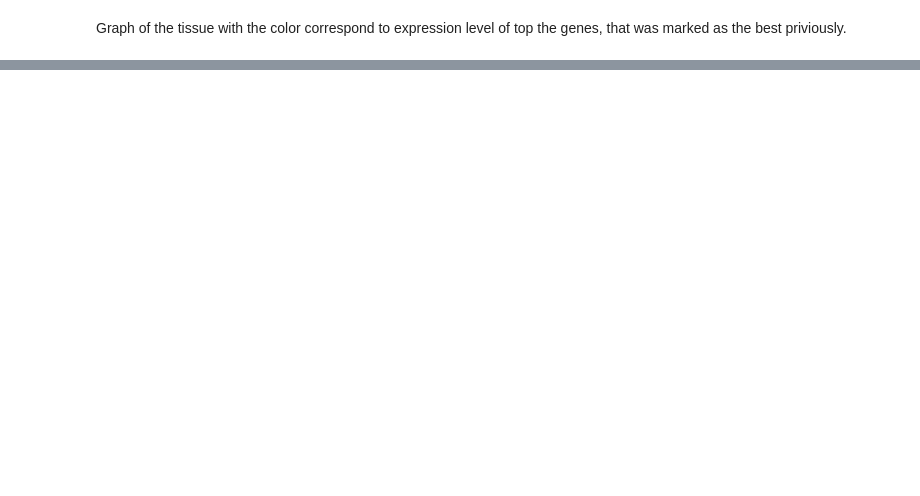
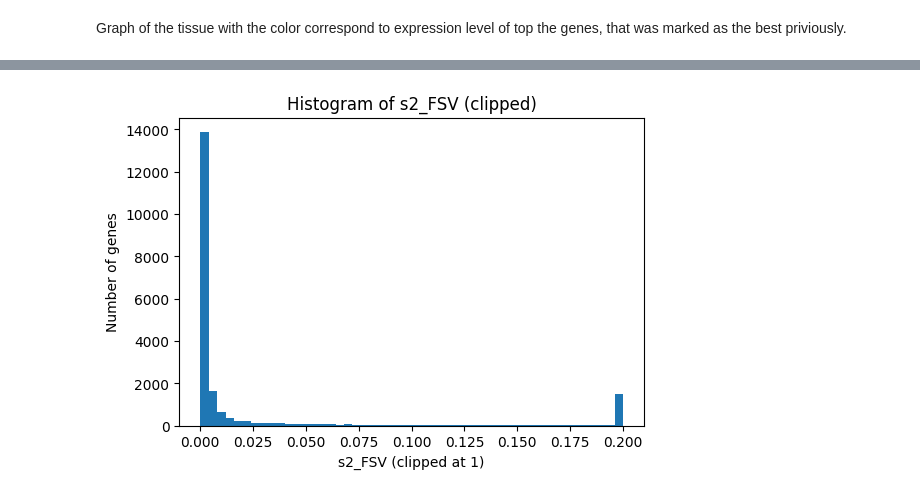
Before and after one commit to nikolienka24/IV114_ST, a Jupyter notebook: SpatialDE_analysis_ira2.ipynb, the cells around one changed output, grey strips where cells are left out. Cells and saved outputs as stored; diff of their text form; code cells hidden in the pictures; blank space fills up the shorter version.

```diff
--- a/SpatialDE_analysis_ira2.ipynb
+++ b/SpatialDE_analysis_ira2.ipynb
@@ -456,0 +540,11 @@ interactive(children=(Dropdown(description='SVG:', options=('RAB42', 'DKK2', 'CO
+# %%
+vals = results['s2_FSV'].clip(upper=0.2)  # hodnoty >1 nastavíme na 1
+
+plt.figure(figsize=(6,4))
+plt.hist(vals, bins=50)
+plt.xlabel("s2_FSV (clipped at 1)")
+plt.ylabel("Number of genes")
+plt.title("Histogram of s2_FSV (clipped)")
+plt.show()
+# %% [output]
+[figure, added]
```
Also changed, not shown: parts of 8 cells of this notebook.
